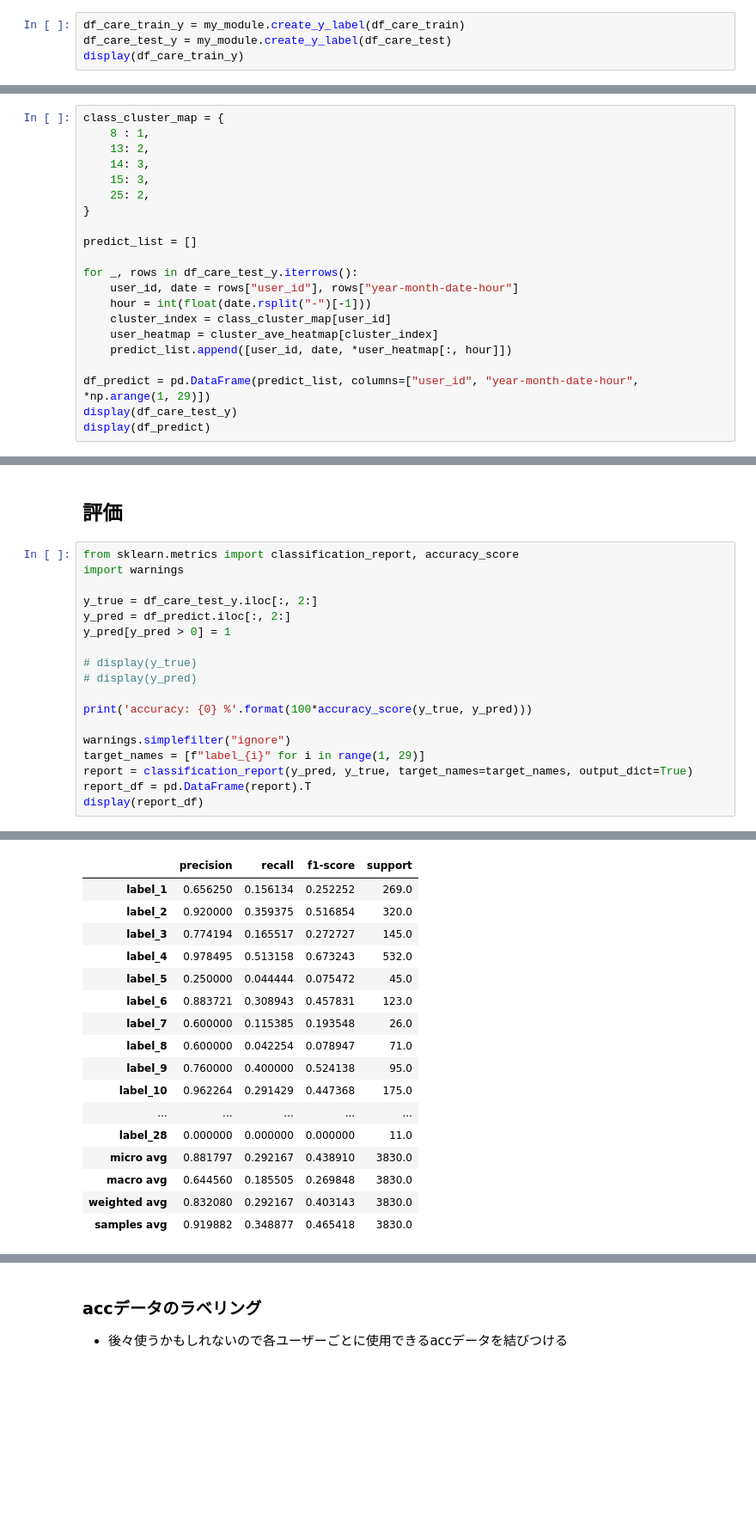
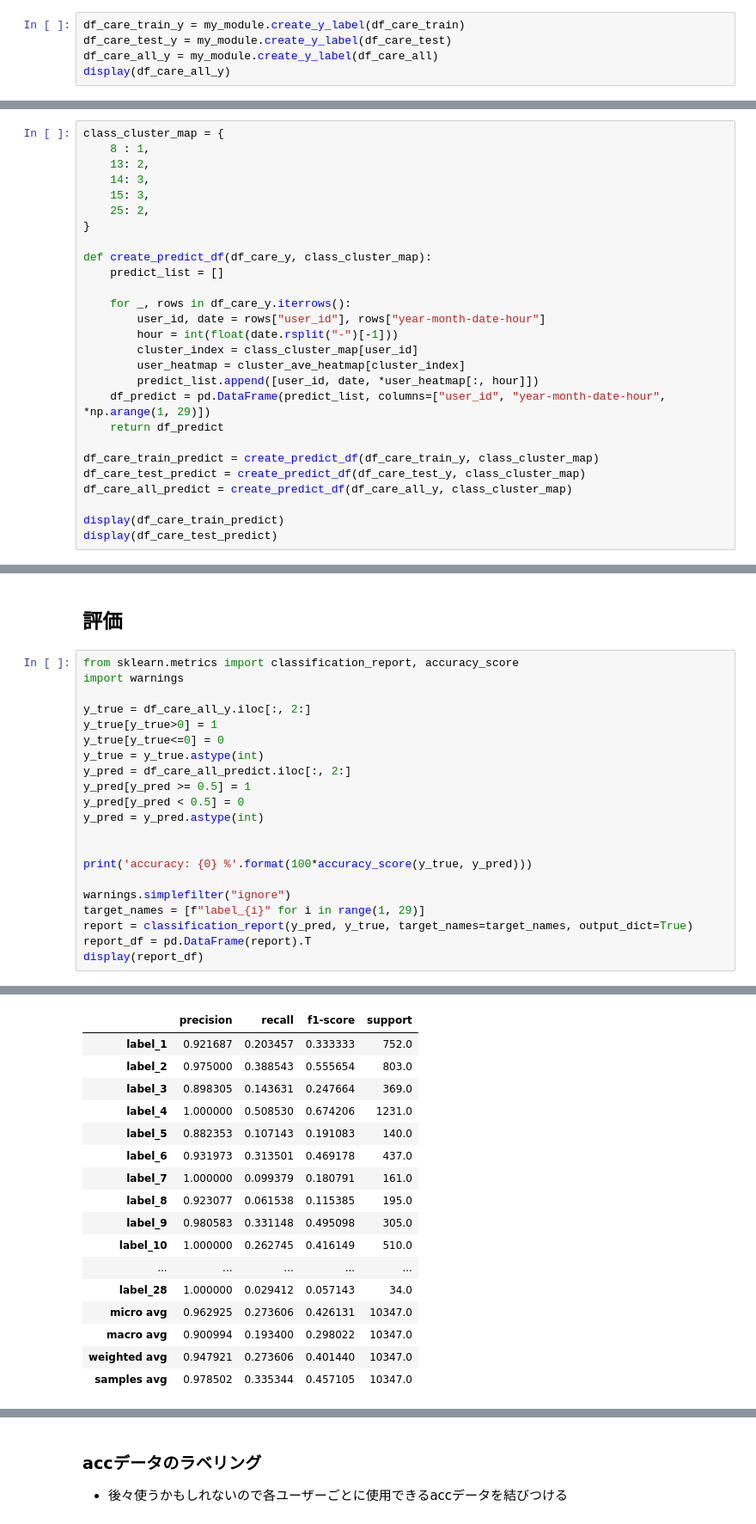
Before and after one commit to namekosiru/nurseCompetition, a Jupyter notebook: notebooks/pipline.ipynb, the cells around one changed output, grey strips where cells are left out. Shown: that part at 86% size. Cells and saved outputs as stored; diff of their text form; blank space fills up the shorter version.

```diff
--- a/notebooks/pipline.ipynb
+++ b/notebooks/pipline.ipynb
@@ -135,7 +140,8 @@ users_filters = my_module.create_users_filters()
 # %%
 df_care_train_y = my_module.create_y_label(df_care_train)
 df_care_test_y = my_module.create_y_label(df_care_test)
-display(df_care_train_y)
+df_care_all_y = my_module.create_y_label(df_care_all)
+display(df_care_all_y)
 # %% [output]
 |  | user_id | year-month-date-hour | 1 | 2 | 3 | 4 | 5 | 6 | 7 | 8 | ... |
 | 0 | 8 | 2018-04-01-8.0 | 0.0 | 1.0 | 0.0 | 1.0 | 0.0 | 0.0 | 1.0 | 0.0 | ... |
@@ -161,17 +167,23 @@ class_cluster_map = {
     25: 2,
 }
 
-predict_list = []
+def create_predict_df(df_care_y, class_cluster_map):
+    predict_list = []
 
-for _, rows in df_care_test_y.iterrows():
-    user_id, date = rows["user_id"], rows["year-month-date-hour"]
-    hour = int(float(date.rsplit("-")[-1]))
-    cluster_index = class_cluster_map[user_id]
-    user_heatmap = cluster_ave_heatmap[cluster_index]
-    predict_list.append([user_id, date, *user_heatmap[:, hour]])
+    for _, rows in df_care_y.iterrows():
+        user_id, date = rows["user_id"], rows["year-month-date-hour"]
+        hour = int(float(date.rsplit("-")[-1]))
+        cluster_index = class_cluster_map[user_id]
+        user_heatmap = cluster_ave_heatmap[cluster_index]
+        predict_list.append([user_id, date, *user_heatmap[:, hour]])
+    df_predict = pd.DataFrame(predict_list, columns=["user_id", "year-month-date-hour", *np.arange(1, 29)])
+    return df_predict
 
-df_predict = pd.DataFrame(predict_list, columns=["user_id", "year-month-date-hour", *np.arange(1, 29)])
-display(df_care_test_y)
-display(df_predict)
+df_care_train_predict = create_predict_df(df_care_train_y, class_cluster_map)
+df_care_test_predict = create_predict_df(df_care_test_y, class_cluster_map)
+df_care_all_predict = create_predict_df(df_care_all_y, class_cluster_map)
+
+display(df_care_train_predict)
+display(df_care_test_predict)
 # %% [output]
 |  | user_id | year-month-date-hour | 1 | 2 | 3 | 4 | 5 | 6 | 7 | 8 | ... |
@@ -206,12 +218,15 @@ display(df_predict)
 from sklearn.metrics import classification_report, accuracy_score
 import warnings
 
-y_true = df_care_test_y.iloc[:, 2:]
-y_pred = df_predict.iloc[:, 2:]
-y_pred[y_pred > 0] = 1
+y_true = df_care_all_y.iloc[:, 2:]
+y_true[y_true>0] = 1
+y_true[y_true<=0] = 0
+y_true = y_true.astype(int)
+y_pred = df_care_all_predict.iloc[:, 2:]
+y_pred[y_pred >= 0.5] = 1
+y_pred[y_pred < 0.5] = 0
+y_pred = y_pred.astype(int)
 
-# display(y_true)
-# display(y_pred)
 
 print('accuracy: {0} %'.format(100*accuracy_score(y_true, y_pred)))
 
@@ -225,20 +240,20 @@ accuracy: 3.6968576709796674 %
 |  | precision | recall | f1-score | support |
-| label_1 | 0.656250 | 0.156134 | 0.252252 | 269.0 |
-| label_2 | 0.920000 | 0.359375 | 0.516854 | 320.0 |
-| label_3 | 0.774194 | 0.165517 | 0.272727 | 145.0 |
-| label_4 | 0.978495 | 0.513158 | 0.673243 | 532.0 |
-| label_5 | 0.250000 | 0.044444 | 0.075472 | 45.0 |
-| label_6 | 0.883721 | 0.308943 | 0.457831 | 123.0 |
-| label_7 | 0.600000 | 0.115385 | 0.193548 | 26.0 |
-| label_8 | 0.600000 | 0.042254 | 0.078947 | 71.0 |
-| label_9 | 0.760000 | 0.400000 | 0.524138 | 95.0 |
-| label_10 | 0.962264 | 0.291429 | 0.447368 | 175.0 |
+| label_1 | 0.921687 | 0.203457 | 0.333333 | 752.0 |
+| label_2 | 0.975000 | 0.388543 | 0.555654 | 803.0 |
+| label_3 | 0.898305 | 0.143631 | 0.247664 | 369.0 |
+| label_4 | 1.000000 | 0.508530 | 0.674206 | 1231.0 |
+| label_5 | 0.882353 | 0.107143 | 0.191083 | 140.0 |
+| label_6 | 0.931973 | 0.313501 | 0.469178 | 437.0 |
+| label_7 | 1.000000 | 0.099379 | 0.180791 | 161.0 |
+| label_8 | 0.923077 | 0.061538 | 0.115385 | 195.0 |
+| label_9 | 0.980583 | 0.331148 | 0.495098 | 305.0 |
+| label_10 | 1.000000 | 0.262745 | 0.416149 | 510.0 |
 | ... | ... | ... | ... | ... |
-| label_28 | 0.000000 | 0.000000 | 0.000000 | 11.0 |
-| micro avg | 0.881797 | 0.292167 | 0.438910 | 3830.0 |
-| macro avg | 0.644560 | 0.185505 | 0.269848 | 3830.0 |
-| weighted avg | 0.832080 | 0.292167 | 0.403143 | 3830.0 |
-| samples avg | 0.919882 | 0.348877 | 0.465418 | 3830.0 |
+| label_28 | 1.000000 | 0.029412 | 0.057143 | 34.0 |
+| micro avg | 0.962925 | 0.273606 | 0.426131 | 10347.0 |
+| macro avg | 0.900994 | 0.193400 | 0.298022 | 10347.0 |
+| weighted avg | 0.947921 | 0.273606 | 0.401440 | 10347.0 |
+| samples avg | 0.978502 | 0.335344 | 0.457105 | 10347.0 |
 # %%
 import dataframe_image as dfi
 report_df.dfi.export("report.png")
```
Also changed, not shown: parts of 6 cells of this notebook, 1 other file.
